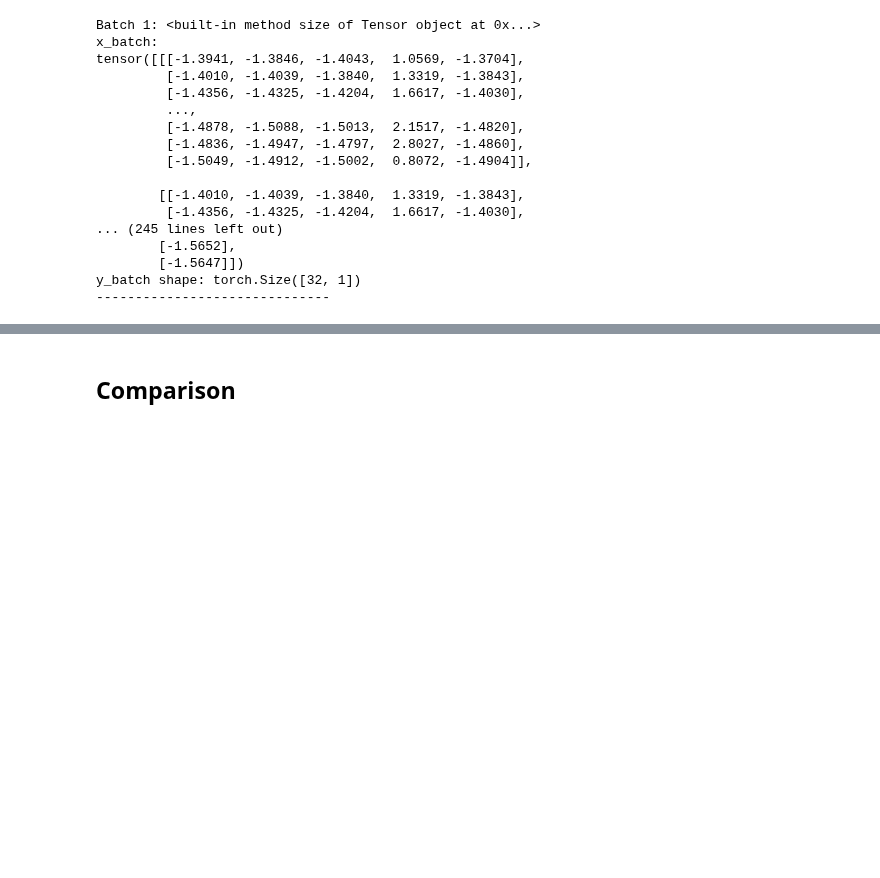
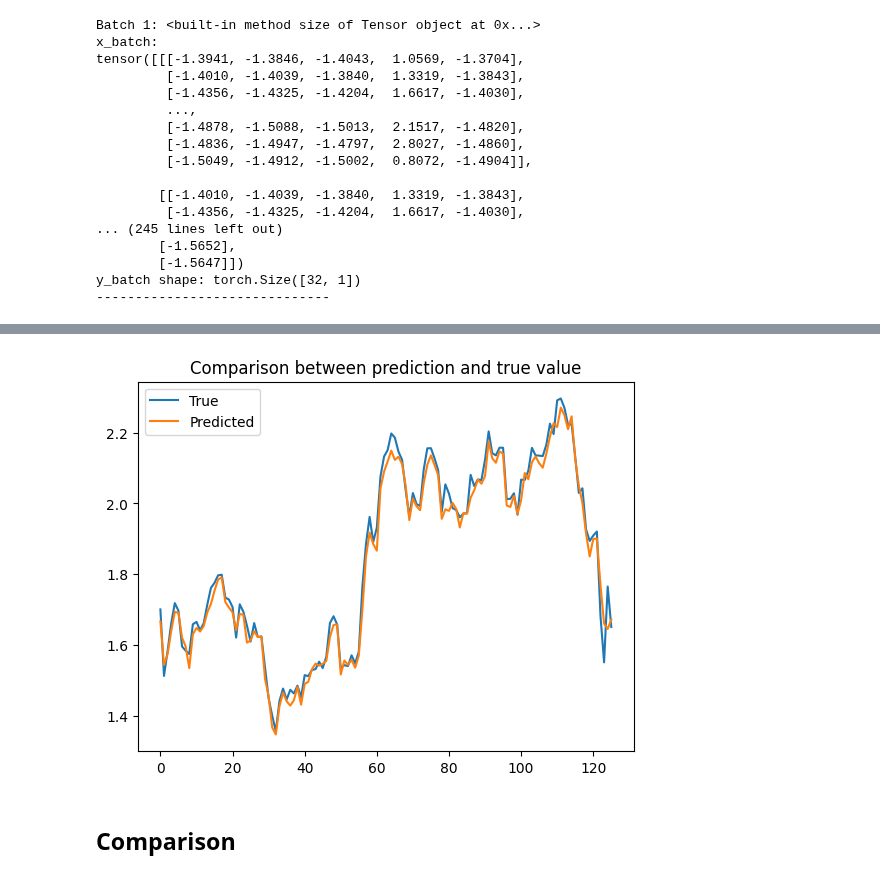
Before and after one commit to RobertoSonzini/NAML_project, a Jupyter notebook: Progetto_NAML_old.ipynb, the cells around one changed output, grey strips where cells are left out. Saved outputs shown, nothing was run; the diff lists cells and outputs as text; code cells hidden in the pictures; blank space fills up the shorter version.

```diff
--- a/Progetto_NAML_old.ipynb
+++ b/Progetto_NAML_old.ipynb
@@ -958,0 +1255,2 @@ plt.show()
+# %%
+train_ANN(model, num_epochs, loss_function, optimizer)
@@ -958,0 +1260,29 @@ plt.show()
+# %%
+def test_ANN(model, loss_function):
+  dataset = MyANNDataset(X_test, y_test)
+  loader_ANN = DataLoader(dataset, batch_size=32, shuffle=False)
+
+  model.eval()
+  total_loss = 0
+  preds = []
+  actuals = []
+
+  with torch.no_grad():
+    for i, (x_batch, y_batch) in enumerate(loader_ANN):
+      x_batch = x_batch.to(device)
+      y_batch = y_batch.to(device)
+
+      outputs = model(x_batch)
+      loss = loss_function(outputs, y_batch)
+
+      total_loss += loss.item() * x_batch.size(0)
+
+      preds.extend(outputs.cpu().numpy())
+
+    actuals = y_test
+    avg_loss = total_loss / len(loader_ANN.dataset)
+    print(f"Test Loss: {avg_loss:.4f}")
+
+  return preds, actuals
+# %%
+preds_ANN, actuals_ANN = test_ANN(model, loss_function)
@@ -959,3 +1291,14 @@ plt.show()
+# %%
+def plot_predictions(preds, actuals):
+  plt.plot(actuals, label='True')
+  plt.plot(preds, label='Predicted')
+  plt.legend()
+  plt.title('Comparison between prediction and true value')
+  plt.show()
+# %%
+plot_predictions(preds_ANN, y_test)
+# %% [output]
+[figure, added]
 # %% [markdown]
 ## **Comparison**
 # %%
```
Also changed, not shown: parts of 37 cells of this notebook.
